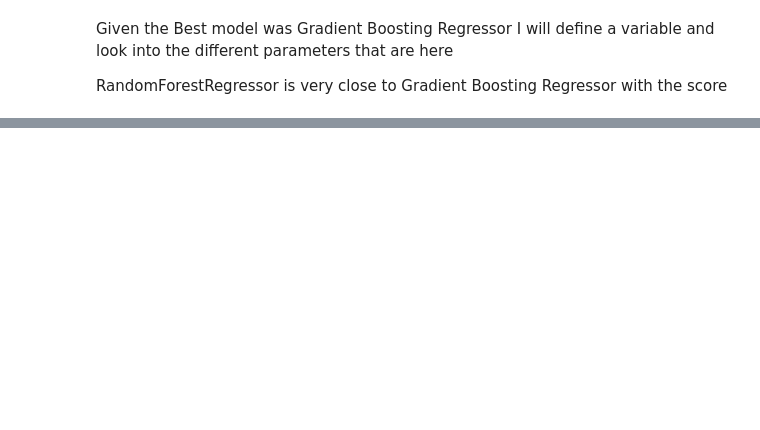
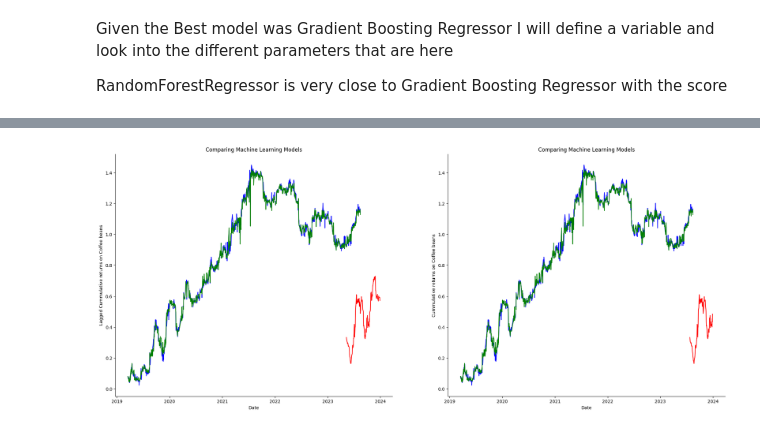
Before and after one commit to maseehfaizan/Project_code, a Jupyter notebook: Master.ipynb, the cells around one changed output, grey strips where cells are left out. Saved outputs shown, nothing was run; the diff lists cells and outputs as text; code cells hidden in the pictures; blank space fills up the shorter version.

```diff
--- a/Master.ipynb
+++ b/Master.ipynb
@@ -1021,0 +816,3 @@ GBR
+# %%
+Y_grb = pd.Series(pipe.predict(X))
+main['GradientBoosting_Predicted'] = Y_grb
@@ -1021,0 +888,15 @@ GBR
+# %%
+pipeline = Pipeline([
+    ('preprocessor', preprocessor),
+    ('regressor', RandomForestRegressor(
+        max_depth=25,
+        max_features='sqrt',
+        min_samples_leaf=1,
+        min_samples_split=4,
+        n_estimators=100,
+    ))
+])
+pipe = pipeline.fit(X_train, y_train)
+# %%
+Y_rfr = pd.Series(pipe.predict(X))
+main['RandomForest_Predicted'] = Y_rfr
@@ -1021,0 +909,27 @@ GBR
+# %%
+fig, ax = plt.subplots(figsize=(25,10) ,ncols=2, nrows=1)
+
+sns.lineplot(data=main, x='Date', y='cum_lag_return', ax=ax[0],color='red')
+sns.lineplot(data=main, x='Date', y='GradientBoosting_Predicted', ax=ax[0], color='blue')
+sns.lineplot(data=main, x='Date', y='RandomForest_Predicted', ax=ax[0], color='green')
+
+
+main['cum_lag_return_1'] = main['cum_lag_return'].shift(50)
+sns.lineplot(data=main, x='Date', y='cum_lag_return_1', ax=ax[1],color='red')
+sns.lineplot(data=main, x='Date', y='GradientBoosting_Predicted', ax=ax[1], color='blue')
+sns.lineplot(data=main, x='Date', y='RandomForest_Predicted', ax=ax[1], color='green')
+
+
+ax[0].set_title('Comparing Machine Learning Models')
+ax[0].spines['right'].set_visible(False)
+ax[0].spines['top'].set_visible(False)
+ax[0].set_ylabel("Lagged Cummulative returns on Coffee beans")
+
+
+ax[1].set_title('Comparing Machine Learning Models')
+ax[1].spines['right'].set_visible(False)
+ax[1].spines['top'].set_visible(False)
+ax[1].set_ylabel("Cummulative returns on Coffee beans")
+plt.show()
+# %% [output]
+[figure, added]
```
Also changed, not shown: parts of 65 cells of this notebook.
